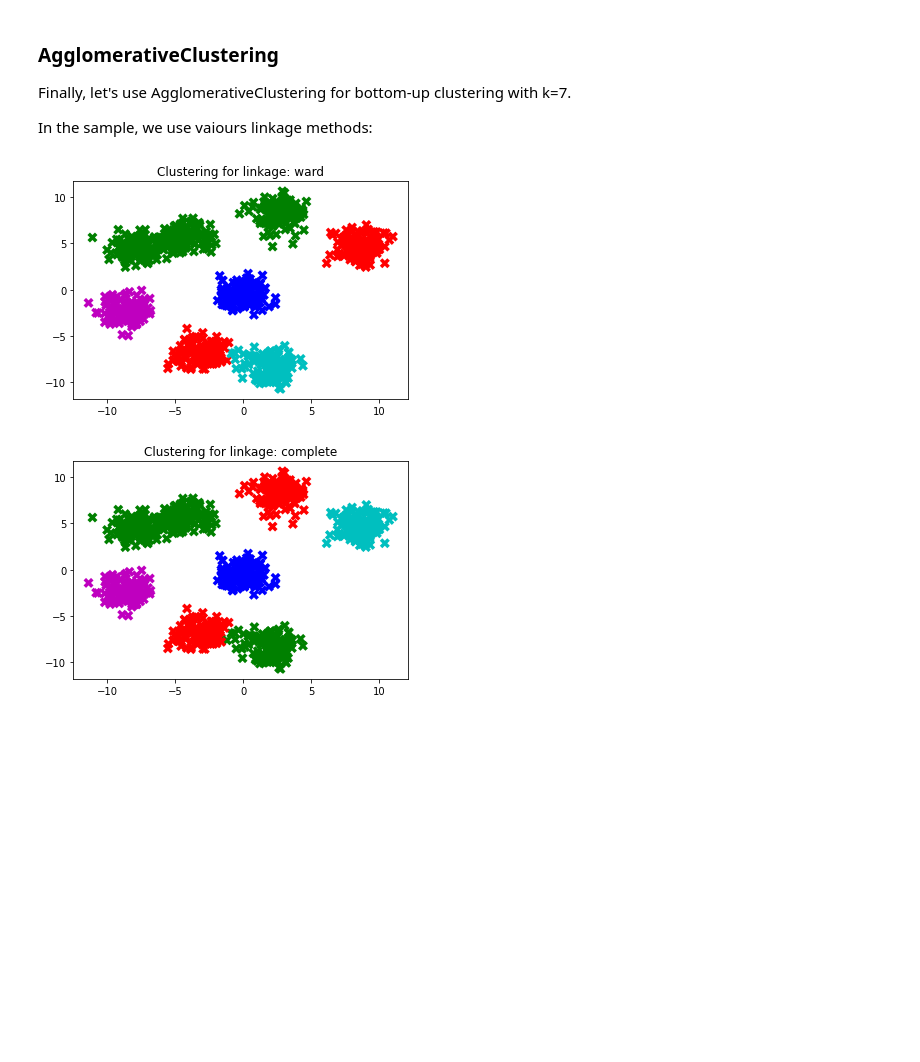
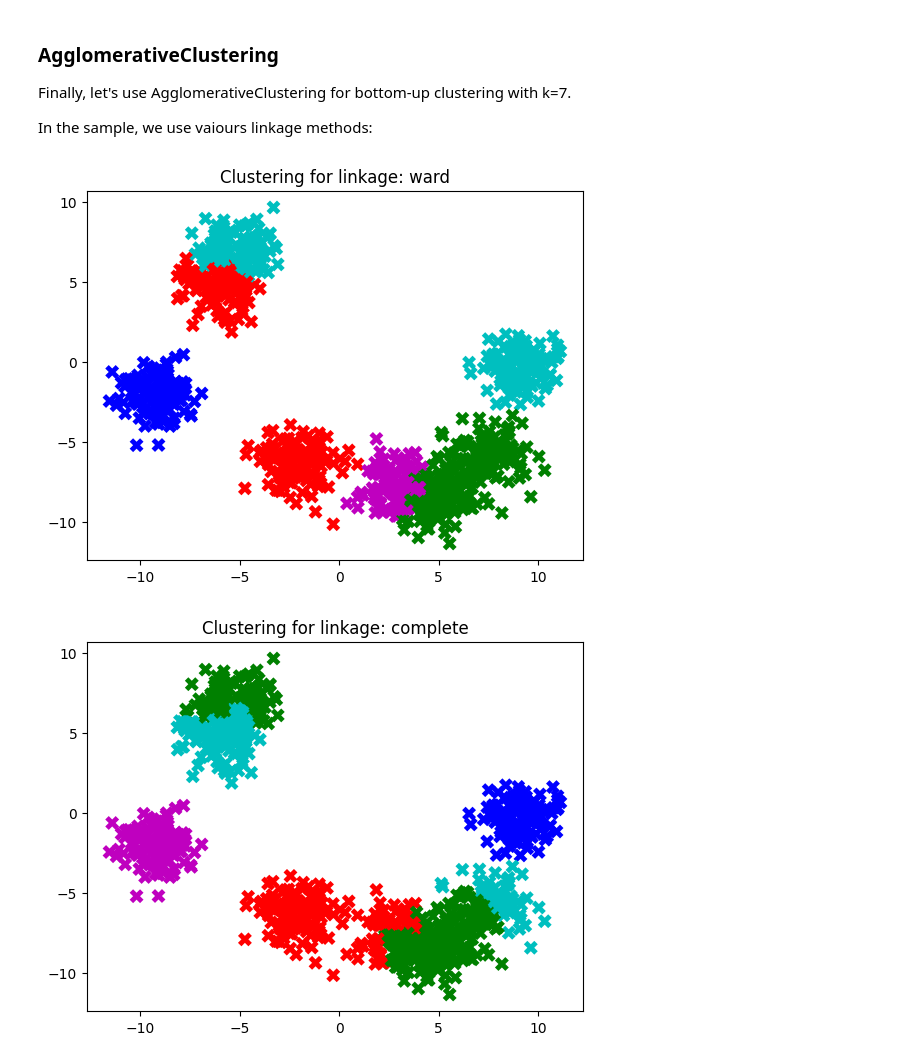
Before and after one commit to matworx/aai-url-notebooks, a Jupyter notebook: 02_HClustering.ipynb, the cells around one changed output. Drawn from its saved outputs; the diff is of its cells as text; code cells hidden in the pictures; blank space fills up the shorter version.

```diff
--- a/02_HClustering.ipynb
+++ b/02_HClustering.ipynb
@@ -128,22 +138,24 @@ Finally, let's use AgglomerativeClustering for bottom-up clustering with k=7.
 In the sample, we use vaiours linkage methods:
 # %%
 from sklearn.cluster import AgglomerativeClustering
+
+X, y = make_blobs(n_samples=1000, centers=8, n_features=2, random_state=1000)
 
 colors = 10*["g","r","c","m","b"]
 
 for v in ['ward', 'complete', 'average', 'single']:
 
-    model = AgglomerativeClustering(n_clusters = 7, affinity='euclidean', linkage= v)
+    model = AgglomerativeClustering(n_clusters = 8, affinity='euclidean', linkage= v)
     model.fit(X)
     cluster_labels = model.labels_
 
     cm = [colors[i] for i in cluster_labels.astype(int)]
 
     plt.title(str.format("Clustering for linkage: %s" %v))
 
     plt.scatter( X[:, 0], X[:, 1], marker="X", s=100, lw=0, c=cm)
 
     plt.show()
 # %% [output]
-[figure, old version]
+[figure, new version]
-[figure, old version]
+[figure, new version]
```
Also changed, not shown: parts of 7 cells of this notebook, 7 other files.
